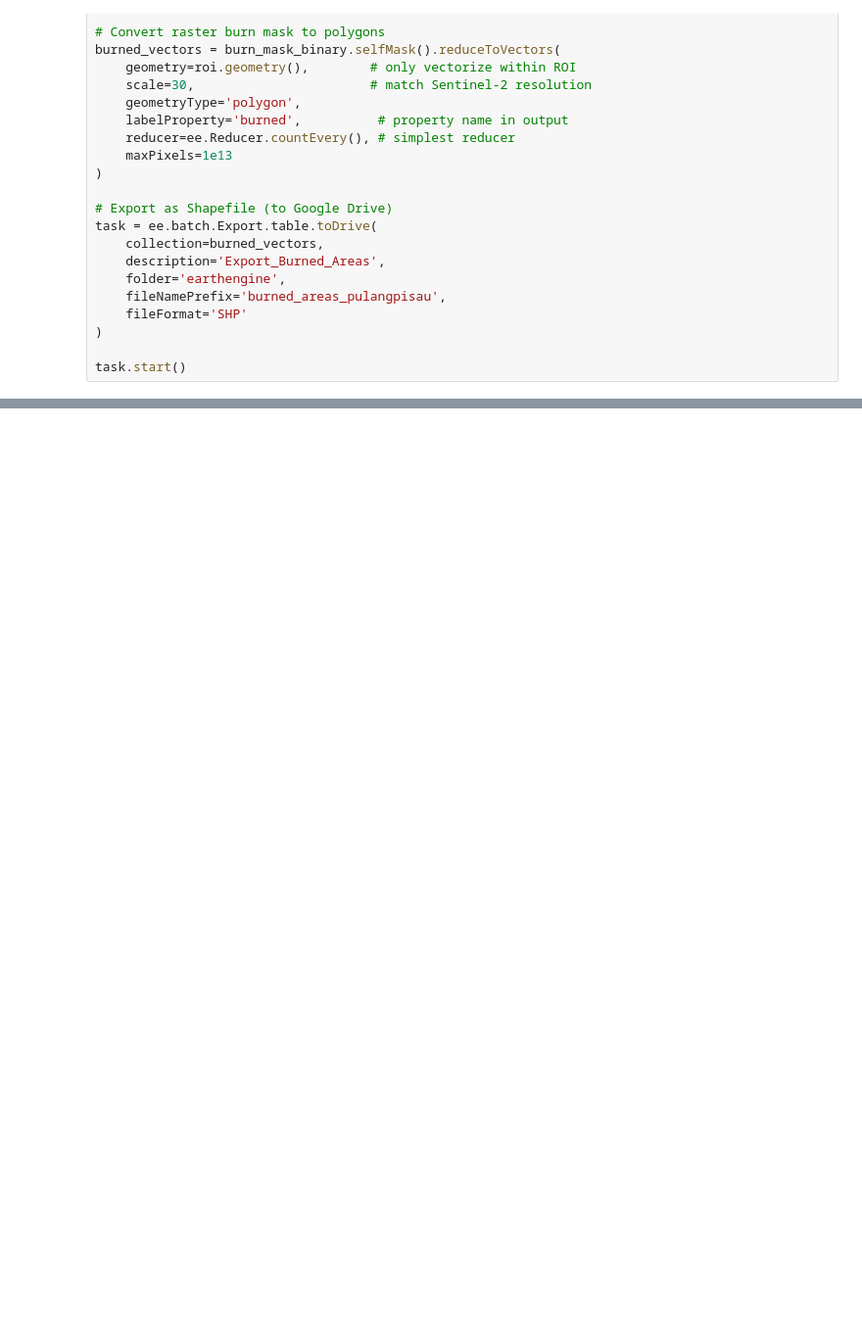
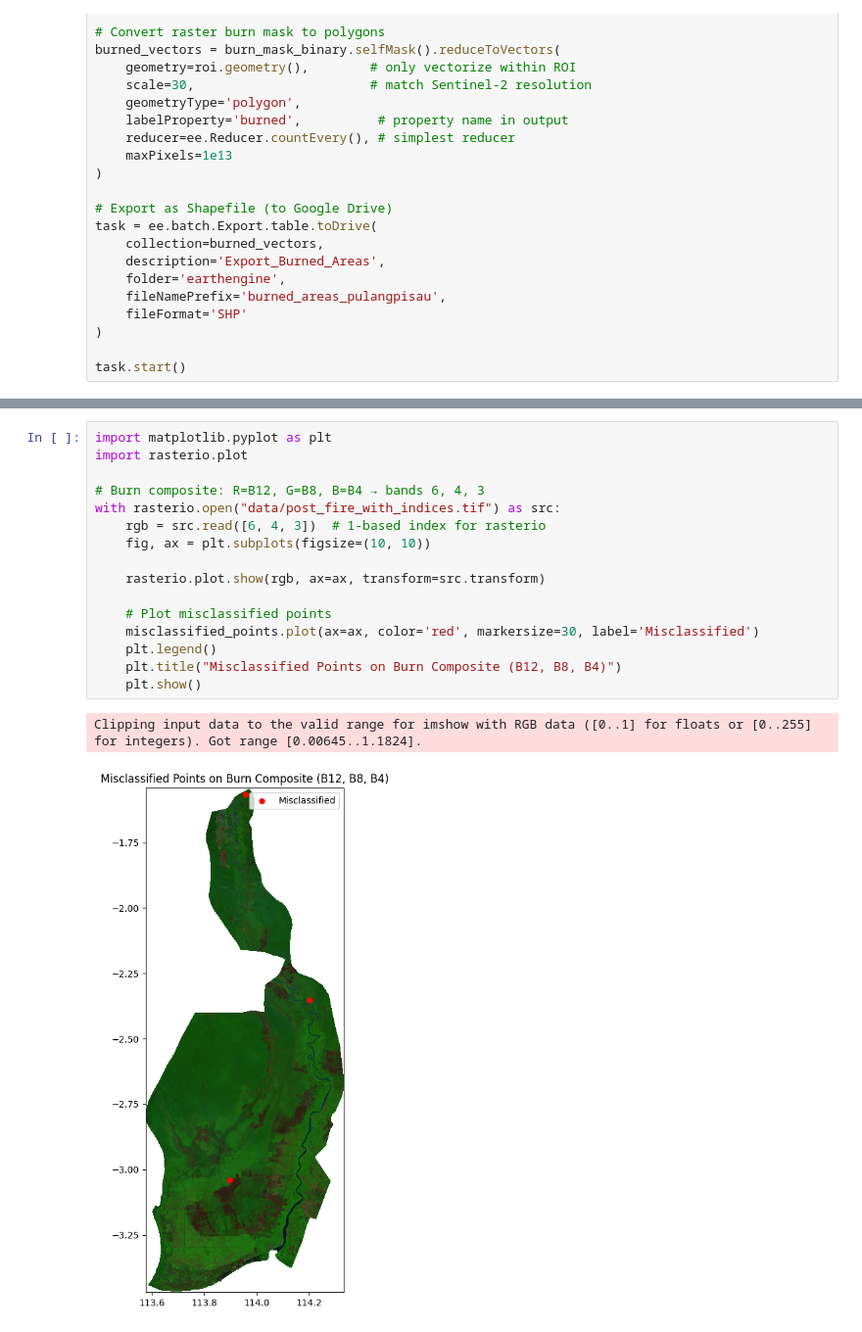
Before and after one commit to luyiiw/deforestation-kalimantan, a Jupyter notebook: burn_identification.ipynb, the cells around one changed output, grey strips where cells are left out. Shown at 98% size. Drawn from its saved outputs; the diff is of its cells as text; blank space fills up the shorter version.

```diff
--- a/burn_identification.ipynb
+++ b/burn_identification.ipynb
@@ -230,0 +550,19 @@ task.start()
+# %%
+import matplotlib.pyplot as plt
+import rasterio.plot
+
+# Burn composite: R=B12, G=B8, B=B4 → bands 6, 4, 3
+with rasterio.open("data/post_fire_with_indices.tif") as src:
+    rgb = src.read([6, 4, 3])  # 1-based index for rasterio
+    fig, ax = plt.subplots(figsize=(10, 10))
+
+    rasterio.plot.show(rgb, ax=ax, transform=src.transform)
+
+    # Plot misclassified points
+    misclassified_points.plot(ax=ax, color='red', markersize=30, label='Misclassified')
+    plt.legend()
+    plt.title("Misclassified Points on Burn Composite (B12, B8, B4)")
+    plt.show()
+# %% [output]
+Clipping input data to the valid range for imshow with RGB data ([0..1] for floats or [0..255] for integers). Got range [0.00645..1.1824].
+[figure, added]
```
Also changed, not shown: parts of 32 cells of this notebook, 5 other files.
